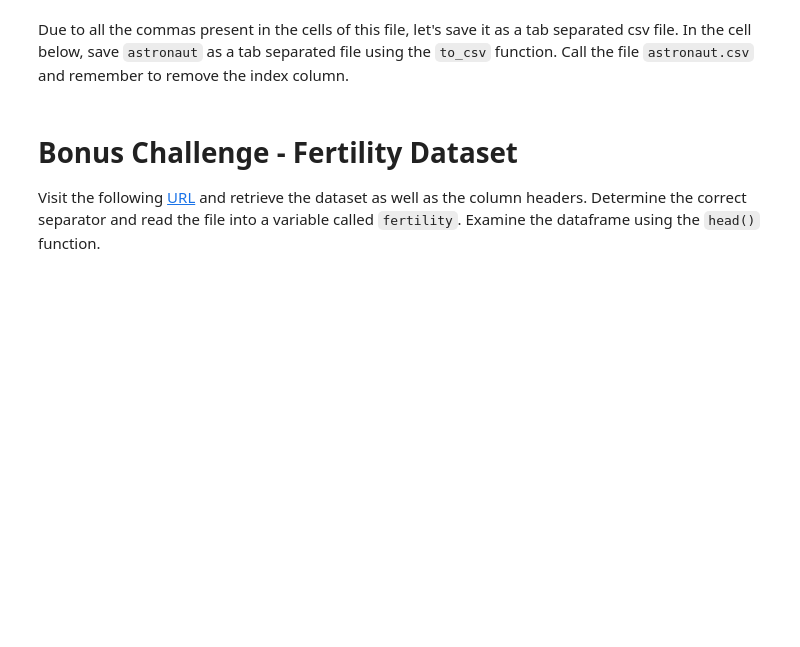
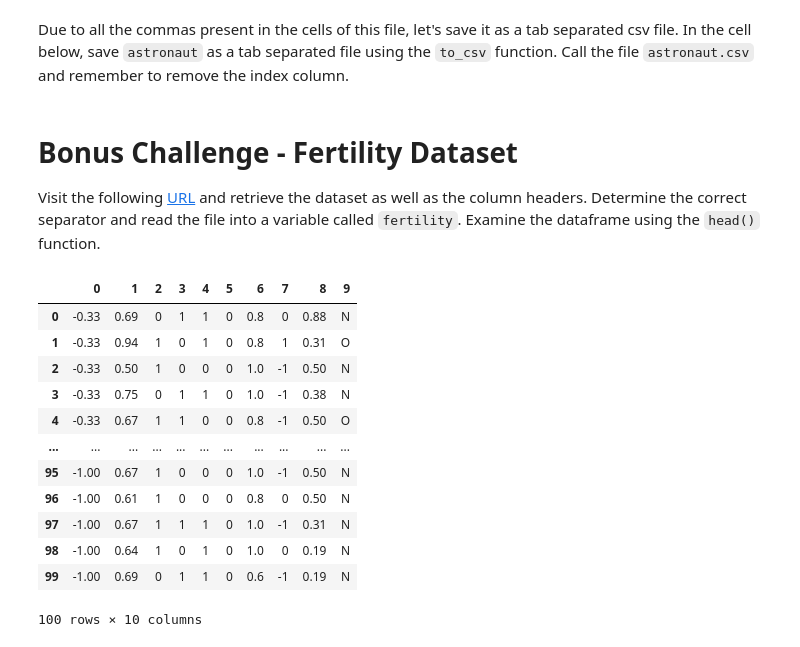
Before and after one commit to Ironhack-Data-Madrid-Octubre-2022/2.3-lab-import-export, a Jupyter notebook: your-code/main.ipynb, the cells around one changed output. Cells and saved outputs as stored; diff of their text form; code cells hidden in the pictures; blank space fills up the shorter version.

```diff
--- a/your-code/main.ipynb
+++ b/your-code/main.ipynb
@@ -138,9 +138,25 @@ Visit the following [URL](https://archive.ics.uci.edu/ml/datasets/Fertility) and
 # %%
 # Your code here:
 data_folder=urlopen('https://archive.ics.uci.edu/ml/machine-learning-databases/00244/fertility_Diagnosis.txt')
-data_description='https://archive.ics.uci.edu/ml/datasets/Fertility#'
 
-fertility=pd.read_csv(data_folder, sep=',')
+
+fertility=pd.read_csv(data_folder, sep=',', header=None)
+
+fertility
+# %% [output]
+|  | 0 | 1 | 2 | 3 | 4 | 5 | 6 | 7 | 8 | 9 |
+| 0 | -0.33 | 0.69 | 0 | 1 | 1 | 0 | 0.8 | 0 | 0.88 | N |
+| 1 | -0.33 | 0.94 | 1 | 0 | 1 | 0 | 0.8 | 1 | 0.31 | O |
+| 2 | -0.33 | 0.50 | 1 | 0 | 0 | 0 | 1.0 | -1 | 0.50 | N |
+| 3 | -0.33 | 0.75 | 0 | 1 | 1 | 0 | 1.0 | -1 | 0.38 | N |
+| 4 | -0.33 | 0.67 | 1 | 1 | 0 | 0 | 0.8 | -1 | 0.50 | O |
+| ... | ... | ... | ... | ... | ... | ... | ... | ... | ... | ... |
+| 95 | -1.00 | 0.67 | 1 | 0 | 0 | 0 | 1.0 | -1 | 0.50 | N |
+| 96 | -1.00 | 0.61 | 1 | 0 | 0 | 0 | 0.8 | 0 | 0.50 | N |
+| 97 | -1.00 | 0.67 | 1 | 1 | 1 | 0 | 1.0 | -1 | 0.31 | N |
+| 98 | -1.00 | 0.64 | 1 | 0 | 1 | 0 | 1.0 | 0 | 0.19 | N |
+| 99 | -1.00 | 0.69 | 0 | 1 | 1 | 0 | 0.6 | -1 | 0.19 | N |
+100 rows × 10 columns
 # %%
 
 
```
Also changed, not shown: parts of 2 cells of this notebook.
